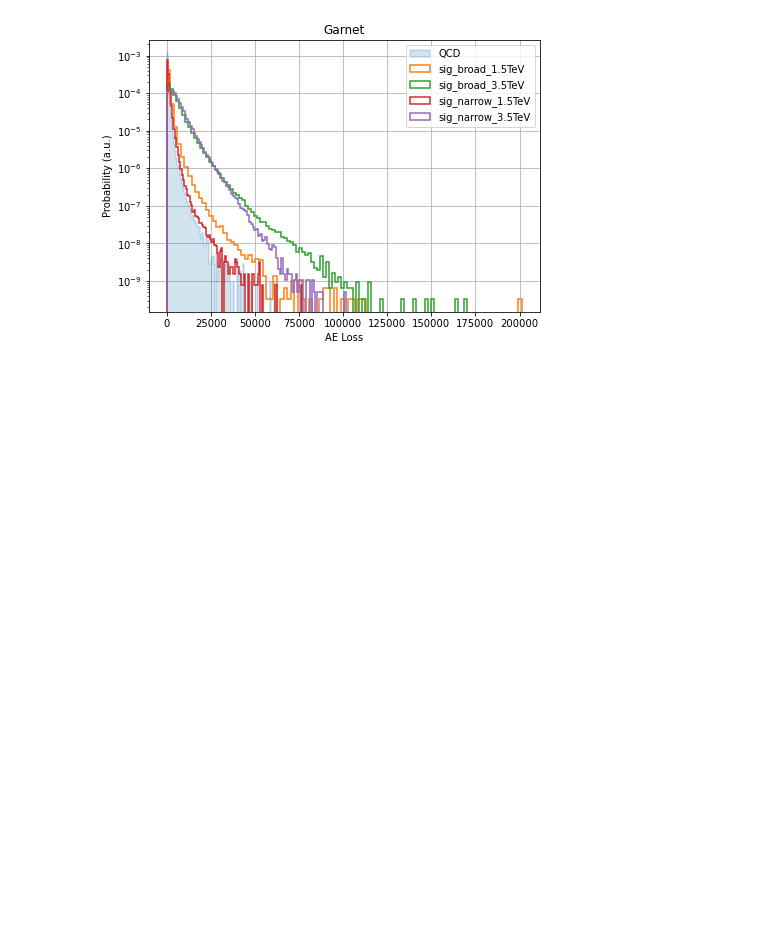
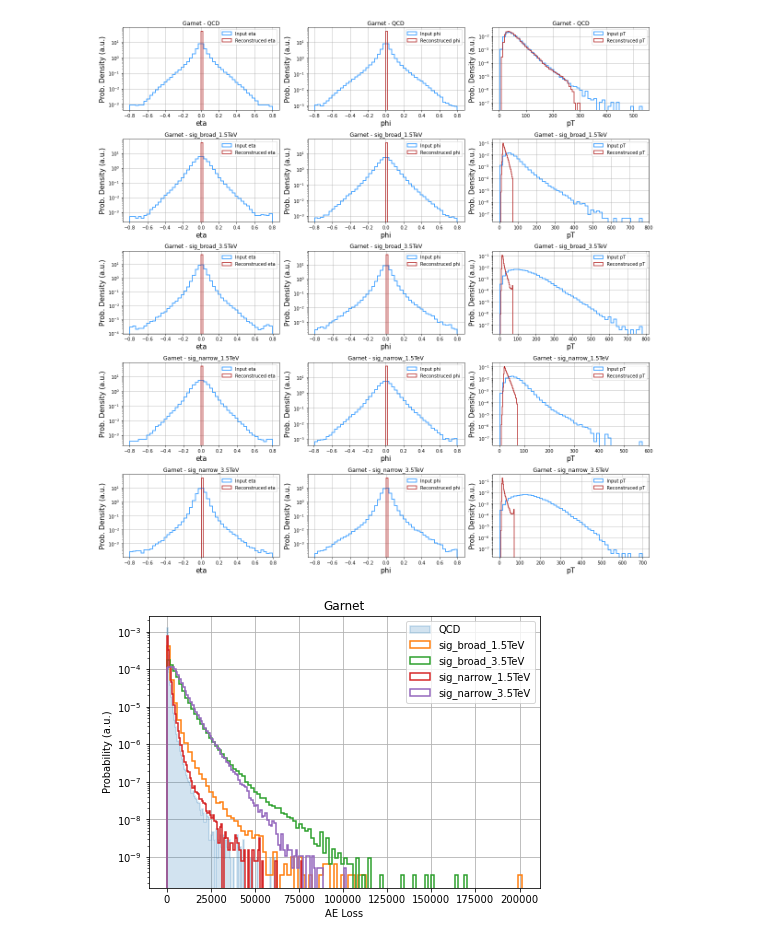
Before and after one commit to muHashh/CERN-Anomaly-Detection, a Jupyter notebook: src/plots/plot_results.ipynb, the cells around one changed output. Saved outputs shown, nothing was run; the diff lists cells and outputs as text; code cells hidden in the pictures; blank space fills up the shorter version.

```diff
--- a/src/plots/plot_results.ipynb
+++ b/src/plots/plot_results.ipynb
@@ -42,33 +42,42 @@ for model in models:
 # %%
 def plot_features(model_output, title, signals_loc):
     features = ("eta", "phi", "pT")
 
-    for f in ["QCD"]+signals_loc:
+    axs = []
+    fig, axs =  plt.subplots(len(signals_loc)+1, len(features), figsize=(17,17))
+
+    for i, f in enumerate(["QCD"]+signals_loc):
         if f == "QCD":
             input_data = model_output[f][()]
         else:
             input_data = h5py.File(f, 'r')["jetConstituentsList"][()]
 
         predicted_data = model_output["predicted_"+Path(f).stem][()]
 
-        for i, feature in enumerate(features):
-            plt.hist(np.squeeze(input_data[:,:,i][:,i].flatten()), 50, label="Input %s"%feature, density=True,
+        for j, feature in enumerate(features):
+
+            ax = axs[i][j]
+
+            ax.hist(np.squeeze(input_data[:,:,j][:,j].flatten()), 50, label="Input %s"%feature, density=True,
                 histtype='step', fill=False, linewidth=1.5, color="dodgerblue")
 
-            plt.hist(np.squeeze(predicted_data[:,:,i][:,i].flatten()), 50, label="Reconstruced %s"%feature, density=True,
+            ax.hist(np.squeeze(predicted_data[:,:,j][:,j].flatten()), 50, label="Reconstruced %s"%feature, density=True,
                 histtype='step', fill=False, linewidth=1.5, color="firebrick")
 
-            plt.yscale('log', nonposy='clip')
-            plt.xlabel(feature, fontsize=15)
-            plt.ylabel('Prob. Density (a.u.)', fontsize=15)
-            plt.title("%s - %s"%(title, Path(f).stem))
-            plt.grid(True)
-            plt.legend(loc="upper right")
+            ax.set_yscale('log', nonpositive='clip')
+            ax.set_xlabel(feature, fontsize=15)
+            ax.set_ylabel('Prob. Density (a.u.)', fontsize=15)
+            ax.set_title("%s - %s"%(title, Path(f).stem))
+            ax.grid(True)
+            ax.legend(loc="upper right")
 
-            plt.show()
+    fig.tight_layout()
+    plt.show()
 
 for model in models:
     plot_features(model[1], model[0], model[2])
+# %% [output]
+[figure, added]
 # %%
 def mse_loss(inputs, outputs):
     return np.mean((inputs-outputs)*(inputs-outputs), axis=-1)
```
Also changed, not shown: parts of 2 cells of this notebook.
